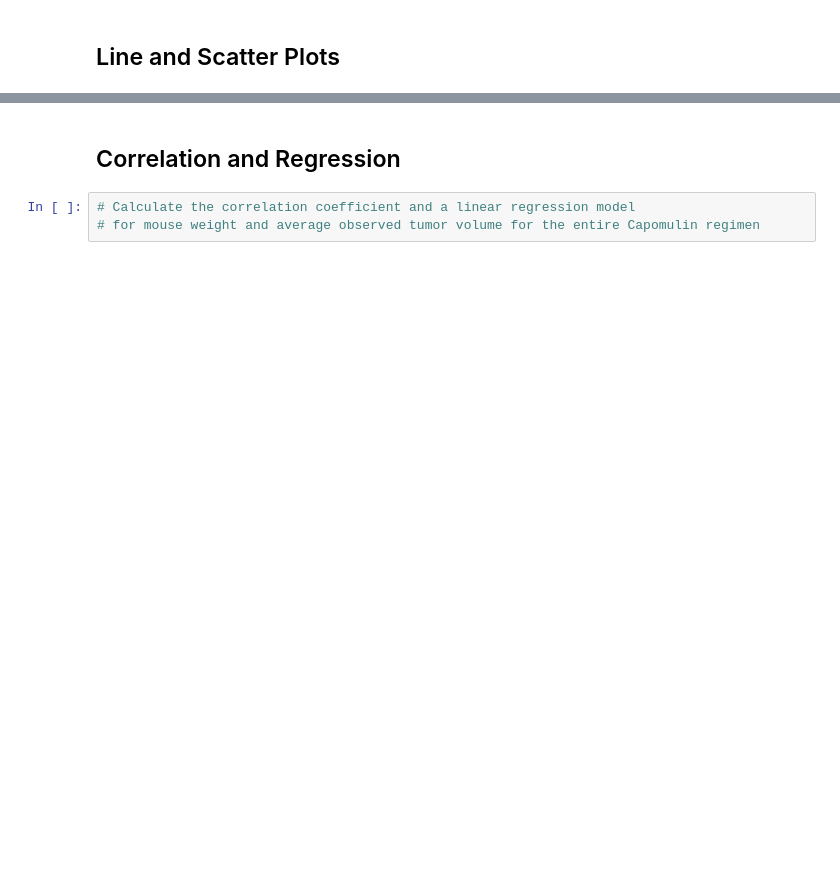
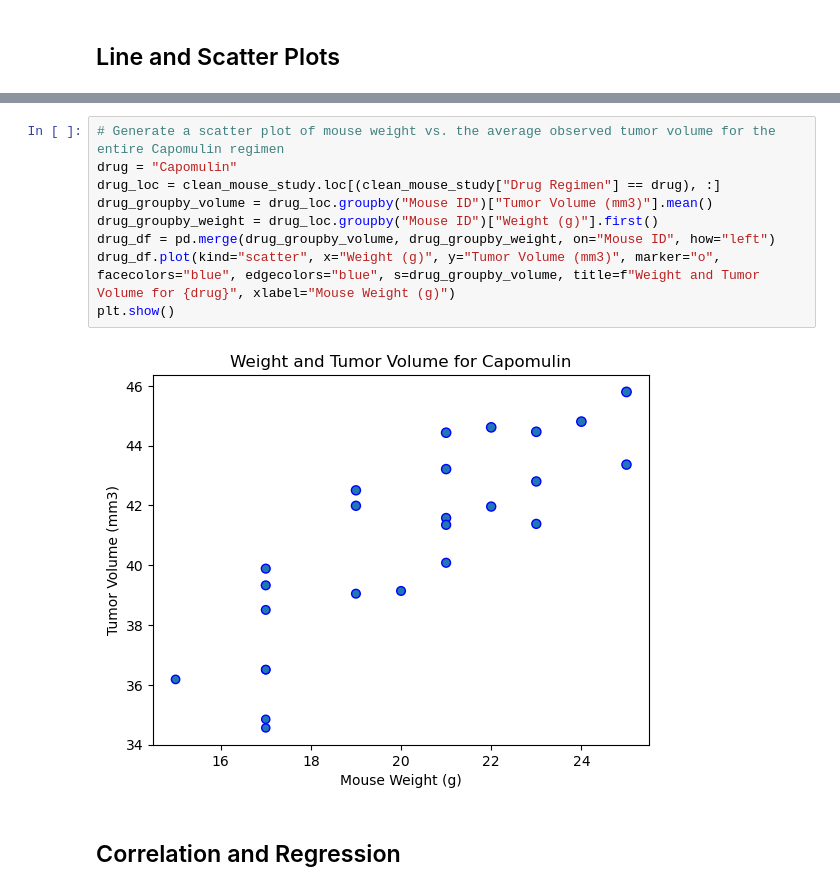
Before and after one commit to lathamlm/matplotlib-challenge, a Jupyter notebook: pymaceuticals_starter.ipynb, the cells around one changed output, grey strips where cells are left out. Saved outputs shown, nothing was run; the diff lists cells and outputs as text; blank space fills up the shorter version.

```diff
--- a/pymaceuticals_starter.ipynb
+++ b/pymaceuticals_starter.ipynb
@@ -366,5 +381,13 @@ plt.show
+# %%
+# Generate a scatter plot of mouse weight vs. the average observed tumor volume for the entire Capomulin regimen
+drug = "Capomulin"
+drug_loc = clean_mouse_study.loc[(clean_mouse_study["Drug Regimen"] == drug), :]
+drug_groupby_volume = drug_loc.groupby("Mouse ID")["Tumor Volume (mm3)"].mean()
+drug_groupby_weight = drug_loc.groupby("Mouse ID")["Weight (g)"].first()
+drug_df = pd.merge(drug_groupby_volume, drug_groupby_weight, on="Mouse ID", how="left")
+drug_df.plot(kind="scatter", x="Weight (g)", y="Tumor Volume (mm3)", marker="o", facecolors="blue", edgecolors="blue", s=drug_groupby_volume, title=f"Weight and Tumor Volume for {drug}", xlabel="Mouse Weight (g)")
+plt.show()
+# %% [output]
+[figure, added]
 # %% [markdown]
 ## Correlation and Regression
-# %%
-# Calculate the correlation coefficient and a linear regression model
-# for mouse weight and average observed tumor volume for the entire Capomulin regimen
```
Also changed, not shown: parts of 5 cells of this notebook.
